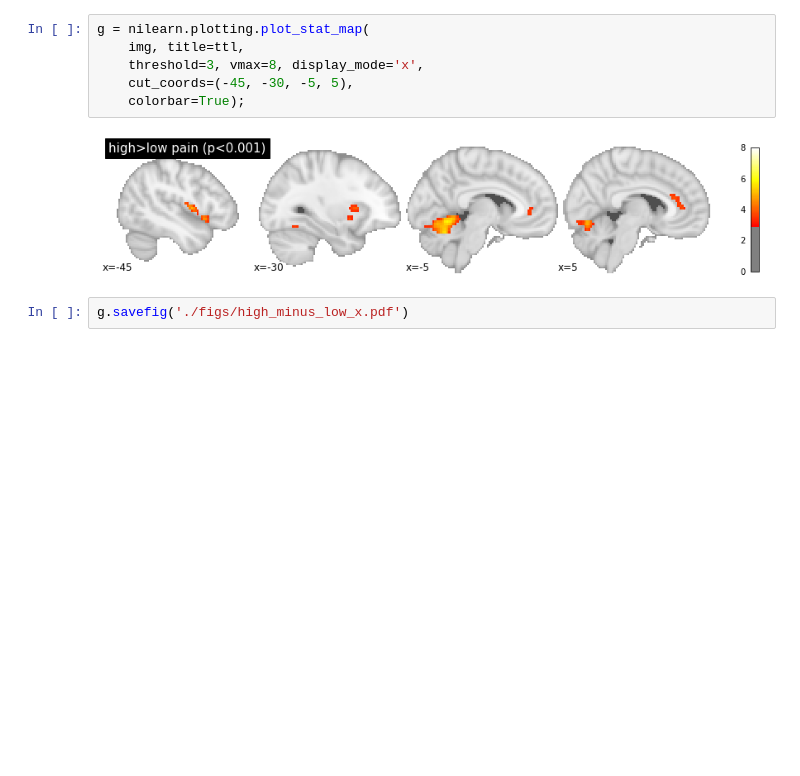
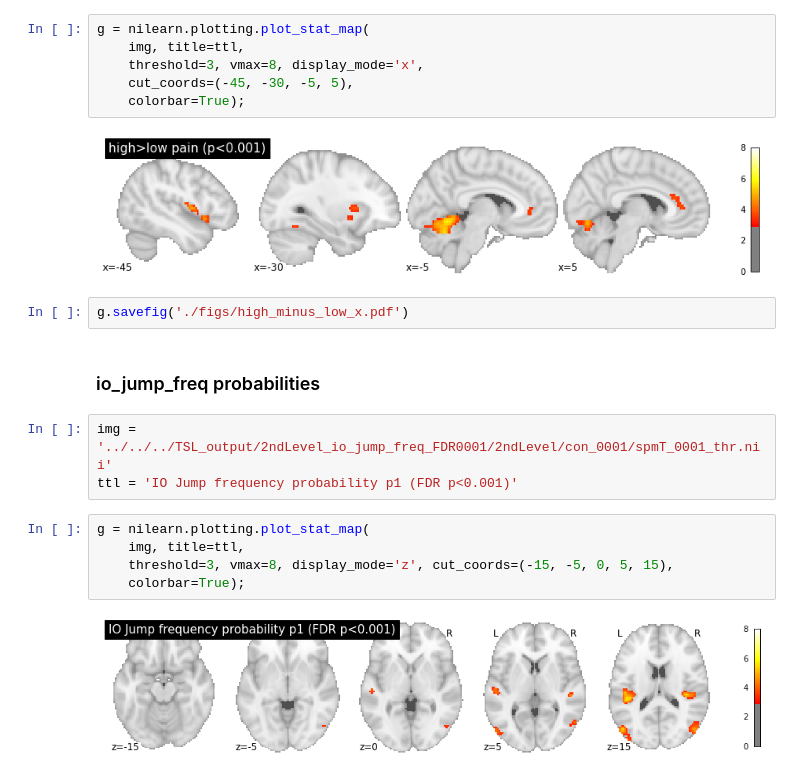
Before and after one commit to syzhang/tsl_hbi, a Jupyter notebook: imaging_plot/visualise.ipynb, the cells around one changed output. Drawn from its saved outputs; the diff is of its cells as text; blank space fills up the shorter version.

Commit message:
plot img

```diff
--- a/imaging_plot/visualise.ipynb
+++ b/imaging_plot/visualise.ipynb
@@ -62,3 +62,15 @@ g = nilearn.plotting.plot_stat_map(
 [figure]
 # %%
 g.savefig('./figs/high_minus_low_x.pdf')
+# %% [markdown]
+### io_jump_freq probabilities
+# %%
+img = '../../../TSL_output/2ndLevel_io_jump_freq_FDR0001/2ndLevel/con_0001/spmT_0001_thr.nii'
+ttl = 'IO Jump frequency probability p1 (FDR p<0.001)'
+# %%
+g = nilearn.plotting.plot_stat_map(
+    img, title=ttl,
+    threshold=3, vmax=8, display_mode='z', cut_coords=(-15, -5, 0, 5, 15),
+    colorbar=True);
+# %% [output]
+[figure, added]
```
Also changed, not shown: parts of 38 cells of this notebook, 8 other files.
